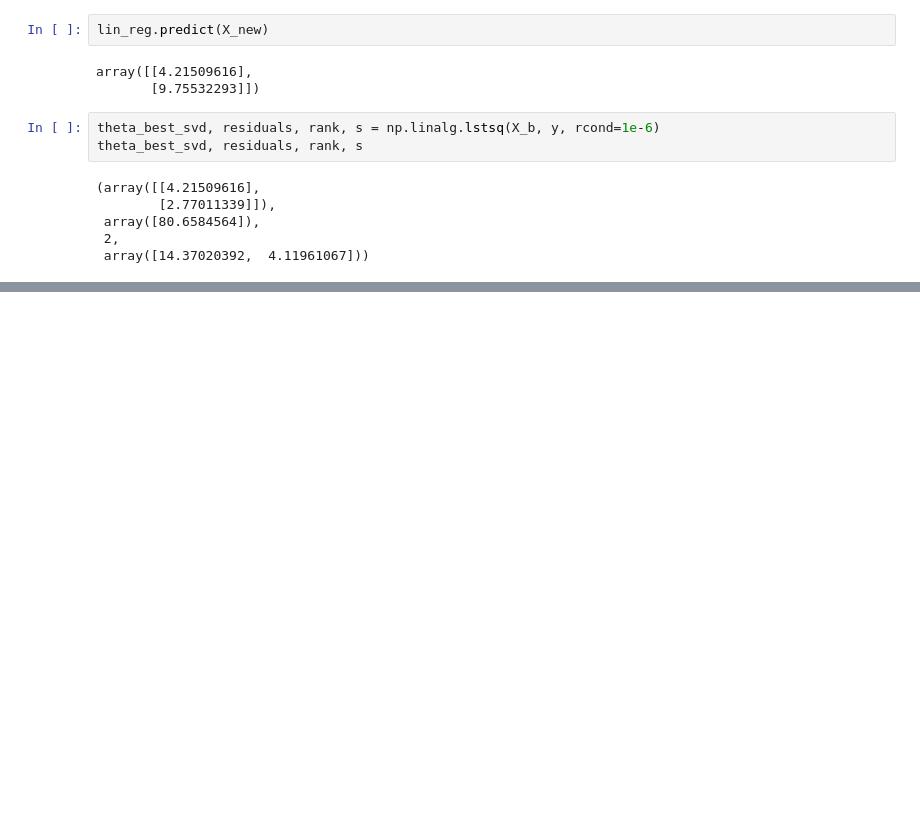
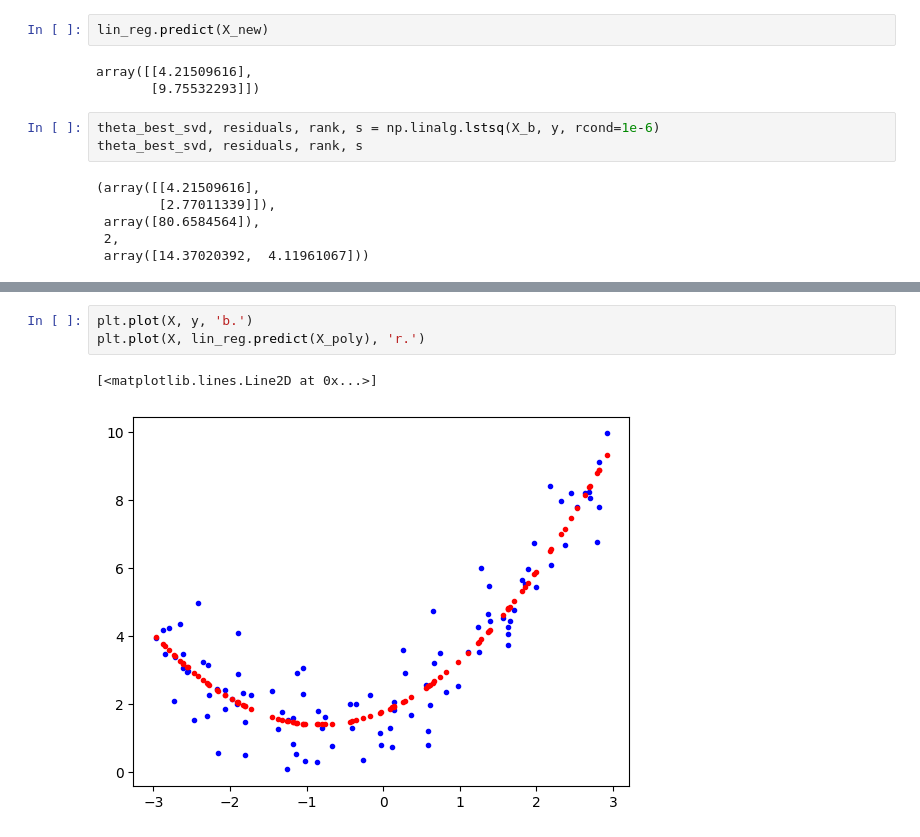
Before and after one commit to rlid/hands_on_ml, a Jupyter notebook: ch4.ipynb, the cells around one changed output, grey strips where cells are left out. Saved outputs shown, nothing was run; the diff lists cells and outputs as text; blank space fills up the shorter version.

```diff
--- a/ch4.ipynb
+++ b/ch4.ipynb
@@ -60,0 +136,6 @@ theta_best_svd, residuals, rank, s
+# %%
+plt.plot(X, y, 'b.')
+plt.plot(X, lin_reg.predict(X_poly), 'r.')
+# %% [output]
+[<matplotlib.lines.Line2D at 0x...>]
+[figure, added]
```
Also changed, not shown: parts of 31 cells of this notebook, 1 other file.
